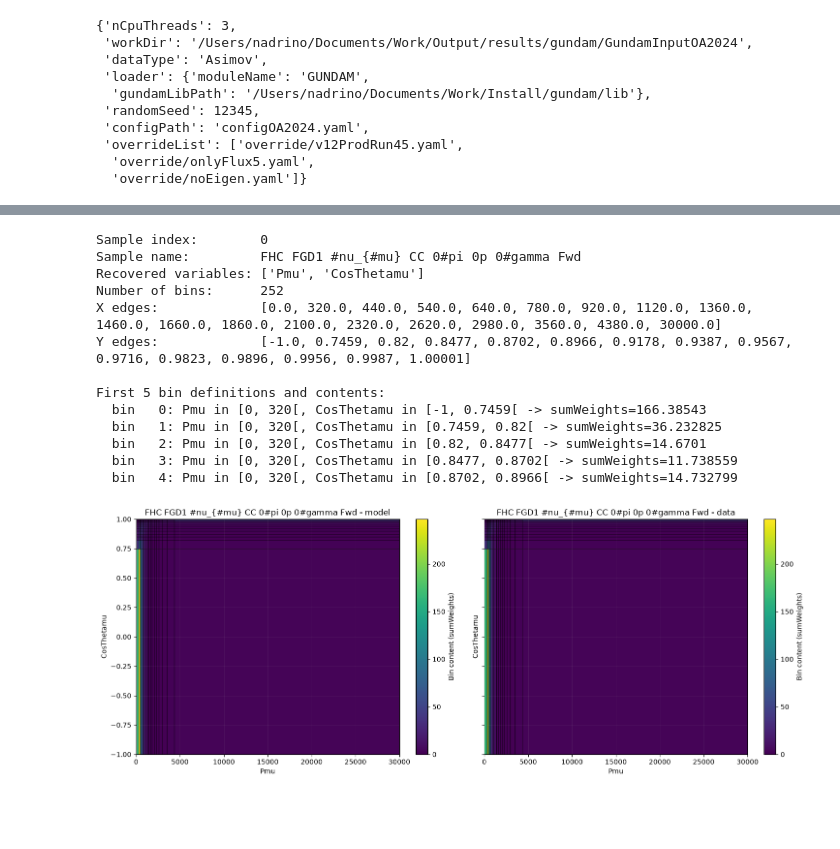
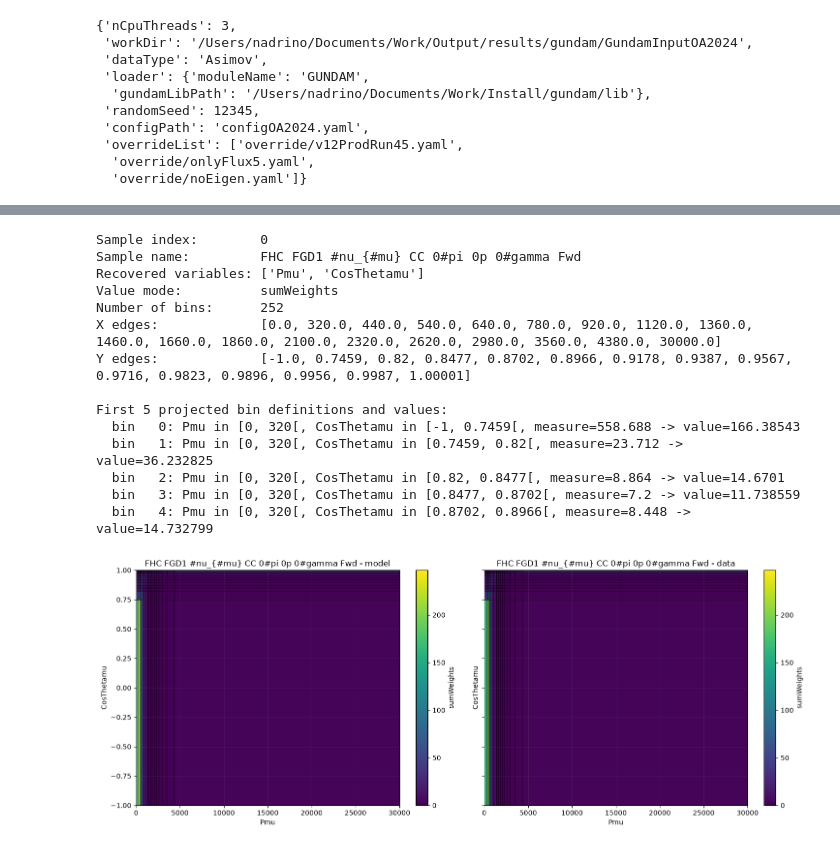
Before and after one commit to gundam-organization/gundam-python-interface, a Jupyter notebook: notebooks/07_plot_first_sample_2d_histogram.ipynb, the cells around one changed output, grey strips where cells are left out. Cells and saved outputs as stored; diff of their text form; code cells hidden in the pictures; blank space fills up the shorter version.

Commit message:
adding bin measures

```diff
--- a/notebooks/07_plot_first_sample_2d_histogram.ipynb
+++ b/notebooks/07_plot_first_sample_2d_histogram.ipynb
@@ -121,61 +122,69 @@ modelSample = gundam.modelSamples[sampleIndex]
 dataSample = gundam.dataSamples[sampleIndex]
 sampleName = modelSample.handle.getName()
 
-layout = modelSample.histogram.layout2d(preferredOrder=preferredAxisOrder)
-modelValues = np.array(modelSample.sumWeights, copy=True)
-dataValues = np.array(dataSample.sumWeights, copy=True)
+modelLayout = modelSample.histogram.layout2d(
+    preferredOrder=preferredAxisOrder,
+    divideByBinVolume=plotAsPdf,
+)
+dataLayout = dataSample.histogram.layout2d(
+    preferredOrder=preferredAxisOrder,
+    divideByBinVolume=plotAsPdf,
+)
 
-np.testing.assert_allclose(layout["sum_weights"], modelValues)
+np.testing.assert_allclose(modelLayout["sum_weights"], np.array(modelSample.sumWeights, copy=True))
+np.testing.assert_allclose(dataLayout["sum_weights"], np.array(dataSample.sumWeights, copy=True))
+np.testing.assert_allclose(modelLayout["bin_measures"], dataLayout["bin_measures"])
 
 print(f"Sample index:        {sampleIndex}")
 print(f"Sample name:         {sampleName}")
-print(f"Recovered variables: {layout['variable_names']}")
-print(f"Number of bins:      {len(layout['bins'])}")
-print(f"X edges:             {layout['x_edges'].tolist()}")
-print(f"Y edges:             {layout['y_edges'].tolist()}")
+print(f"Recovered variables: {modelLayout['variable_names']}")
+print(f"Value mode:          {modelLayout['values_label']}")
+print(f"Number of bins:      {len(modelLayout['bins'])}")
+print(f"X edges:             {modelLayout['x_edges'].tolist()}")
+print(f"Y edges:             {modelLayout['y_edges'].tolist()}")
 print()
-print("First 5 bin definitions and contents:")
-for bin_def in layout["bins"][:5]:
+print("First 5 projected bin definitions and values:")
+for bin_def in modelLayout["bins"][:5]:
+    i_bin = bin_def["index"]
     print(
-        f"  bin {bin_def['index']:3d}: "
-        f"{layout['variable_names'][0]} in [{bin_def['x_min']:.6g}, {bin_def['x_max']:.6g}[, "
-        f"{layout['variable_names'][1]} in [{bin_def['y_min']:.6g}, {bin_def['y_max']:.6g}[ -> "
-        f"sumWeights={modelValues[bin_def['index']]:.8g}"
+        f"  bin {i_bin:3d}: "
+        f"{modelLayout['variable_names'][0]} in [{bin_def['x_min']:.6g}, {bin_def['x_max']:.6g}[, "
+        f"{modelLayout['variable_names'][1]} in [{bin_def['y_min']:.6g}, {bin_def['y_max']:.6g}[, "
+        f"measure={bin_def['measure']:.8g} -> value={modelLayout['values'][i_bin]:.8g}"
     )
 # %% [output]
 Sample index:        0
 Sample name:         FHC FGD1 #nu_{#mu} CC 0#pi 0p 0#gamma Fwd
 Recovered variables: ['Pmu', 'CosThetamu']
+Value mode:          sumWeights
 Number of bins:      252
 X edges:             [0.0, 320.0, 440.0, 540.0, 640.0, 780.0, 920.0, 1120.0, 1360.0, 1460.0, 1660.0, 1860.0, 2100.0, 2320.0, 2620.0, 2980.0, 3560.0, 4380.0, 30000.0]
 Y edges:             [-1.0, 0.7459, 0.82, 0.8477, 0.8702, 0.8966, 0.9178, 0.9387, 0.9567, 0.9716, 0.9823, 0.9896, 0.9956, 0.9987, 1.00001]
 
-First 5 bin definitions and contents:
-  bin   0: Pmu in [0, 320[, CosThetamu in [-1, 0.7459[ -> sumWeights=166.38543
-  bin   1: Pmu in [0, 320[, CosThetamu in [0.7459, 0.82[ -> sumWeights=36.232825
-  bin   2: Pmu in [0, 320[, CosThetamu in [0.82, 0.8477[ -> sumWeights=14.6701
-  bin   3: Pmu in [0, 320[, CosThetamu in [0.8477, 0.8702[ -> sumWeights=11.738559
-  bin   4: Pmu in [0, 320[, CosThetamu in [0.8702, 0.8966[ -> sumWeights=14.732799
+First 5 projected bin definitions and values:
+  bin   0: Pmu in [0, 320[, CosThetamu in [-1, 0.7459[, measure=558.688 -> value=166.38543
+  bin   1: Pmu in [0, 320[, CosThetamu in [0.7459, 0.82[, measure=23.712 -> value=36.232825
+  bin   2: Pmu in [0, 320[, CosThetamu in [0.82, 0.8477[, measure=8.864 -> value=14.6701
+  bin   3: Pmu in [0, 320[, CosThetamu in [0.8477, 0.8702[, measure=7.2 -> value=11.738559
+  bin   4: Pmu in [0, 320[, CosThetamu in [0.8702, 0.8966[, measure=8.448 -> value=14.732799
 # %%
-shared_max = float(np.nanmax([np.nanmax(modelValues), np.nanmax(dataValues)]))
+shared_max = float(np.nanmax([np.nanmax(modelLayout["values"]), np.nanmax(dataLayout["values"])]))
 
 fig, axes = plt.subplots(1, 2, figsize=(15, 5.8), sharex=True, sharey=True)
 plot_histogram2d(
-    layout,
-    modelValues,
+    modelLayout,
     title=f"{sampleName} - model",
     ax=axes[0],
     vmin=0.0,
     vmax=shared_max,
 )
 plot_histogram2d(
-    layout,
-    dataValues,
+    dataLayout,
     title=f"{sampleName} - data",
     ax=axes[1],
     vmin=0.0,
     vmax=shared_max,
 )
 fig.tight_layout()
 # %% [output]
-[figure, old version]
+[figure, new version]
```
Also changed, not shown: parts of 4 cells of this notebook, 2 other files.
